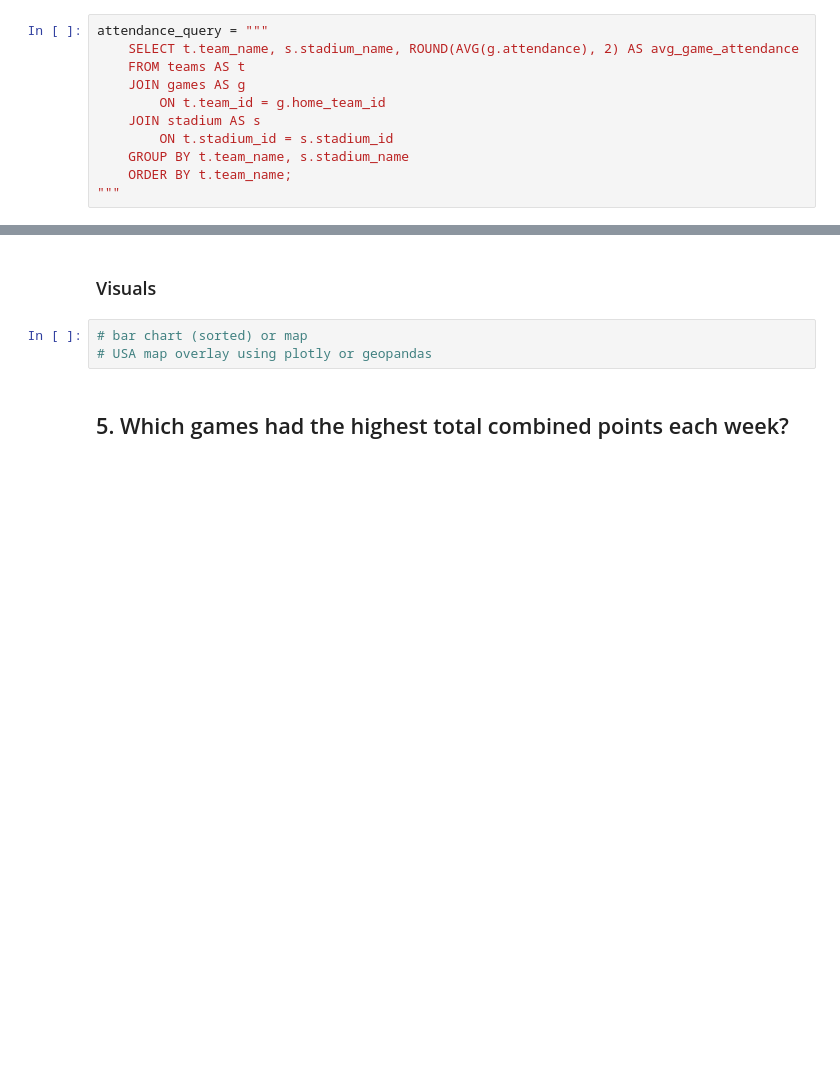
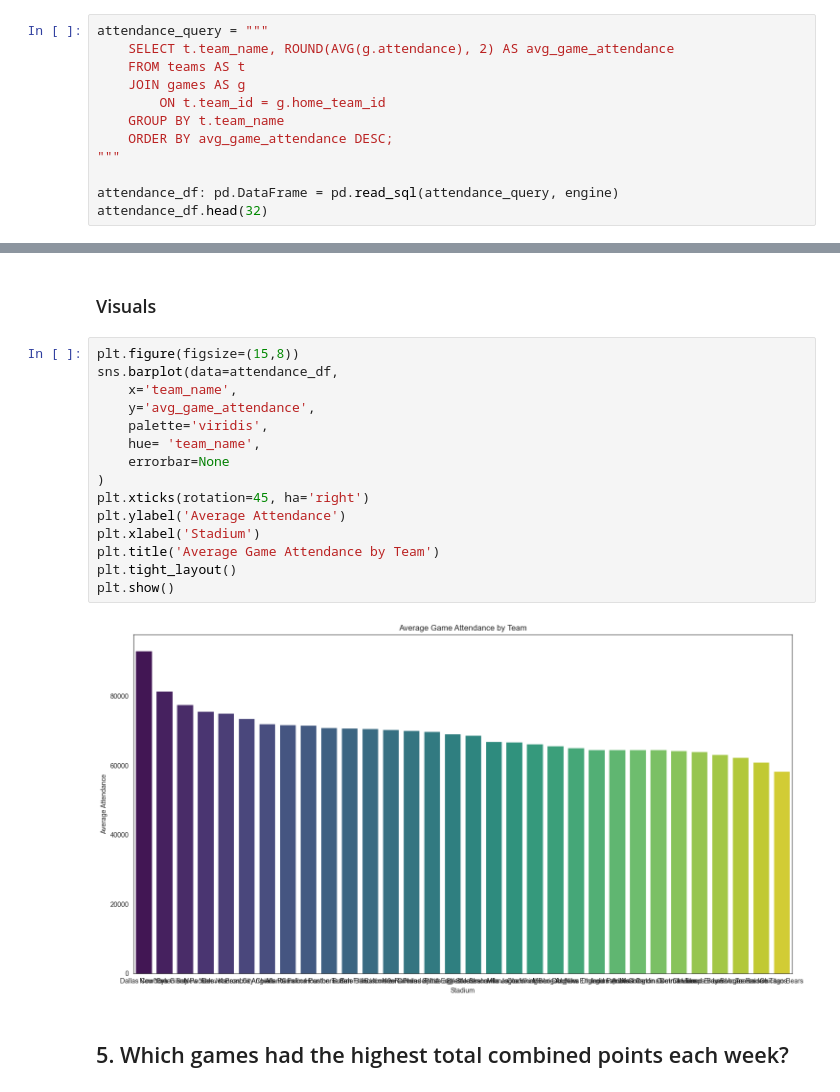
Before and after one commit to danlaratta/nfl_data_analysis, a Jupyter notebook: analysis/analysis.ipynb, the cells around one changed output, grey strips where cells are left out. Saved outputs shown, nothing was run; the diff lists cells and outputs as text; blank space fills up the shorter version.

Commit message:
analysis update
Q3 visual done

```diff
--- a/analysis/analysis.ipynb
+++ b/analysis/analysis.ipynb
@@ -179,12 +177,13 @@ leaders_query = """
 ### Analysis
 # %%
 attendance_query = """
-    SELECT t.team_name, s.stadium_name, ROUND(AVG(g.attendance), 2) AS avg_game_attendance
+    SELECT t.team_name, ROUND(AVG(g.attendance), 2) AS avg_game_attendance
     FROM teams AS t
     JOIN games AS g
         ON t.team_id = g.home_team_id
-    JOIN stadium AS s
-        ON t.stadium_id = s.stadium_id
-    GROUP BY t.team_name, s.stadium_name
-    ORDER BY t.team_name;
+    GROUP BY t.team_name
+    ORDER BY avg_game_attendance DESC;
 """
+
+attendance_df: pd.DataFrame = pd.read_sql(attendance_query, engine)
+attendance_df.head(32)
@@ -191,8 +208,22 @@ attendance_query = """
 # %% [markdown]
 ### Visuals
 # %%
-# bar chart (sorted) or map
-# USA map overlay using plotly or geopandas
+plt.figure(figsize=(15,8))
+sns.barplot(data=attendance_df,
+    x='team_name',
+    y='avg_game_attendance',
+    palette='viridis',
+    hue= 'team_name',
+    errorbar=None
+)
+plt.xticks(rotation=45, ha='right')
+plt.ylabel('Average Attendance')
+plt.xlabel('Stadium')
+plt.title('Average Game Attendance by Team')
+plt.tight_layout()
+plt.show()
+# %% [output]
+[figure, added]
 # %% [markdown]
 ## 5. Which games had the highest total combined points each week?
 # %% [markdown]
```
Also changed, not shown: parts of 5 cells of this notebook.
